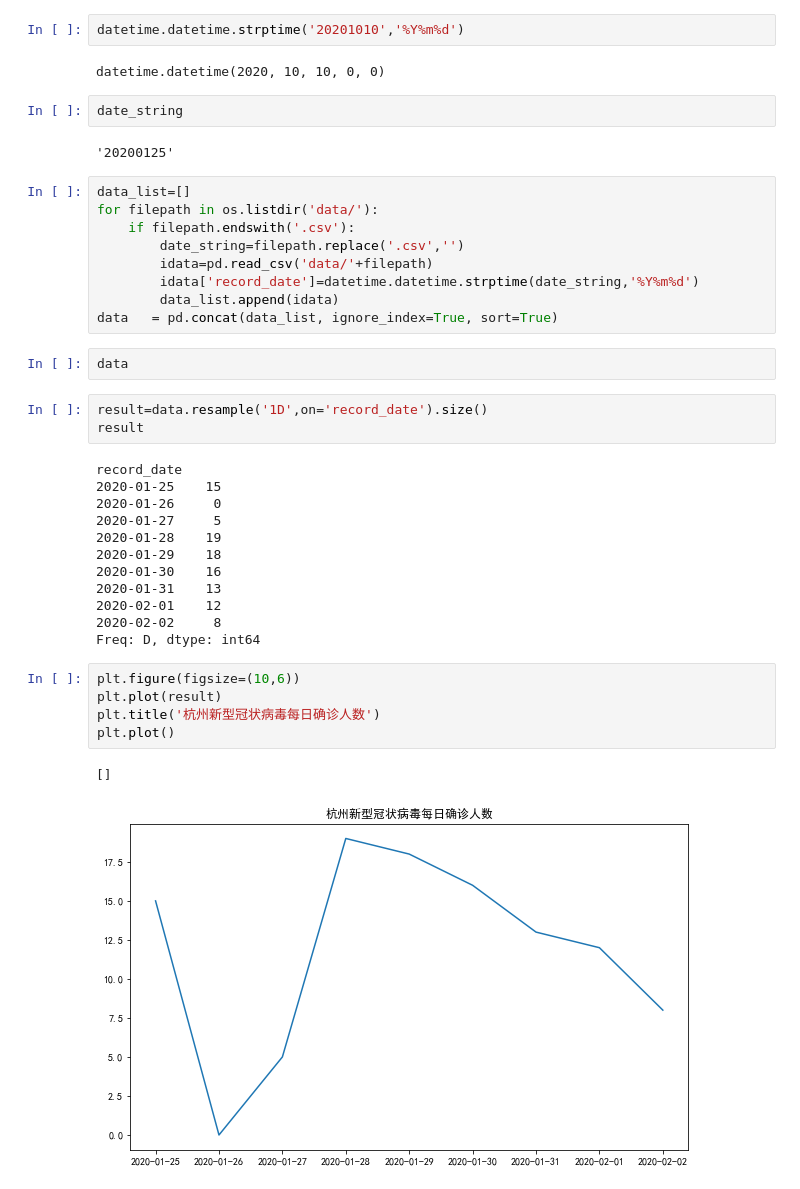
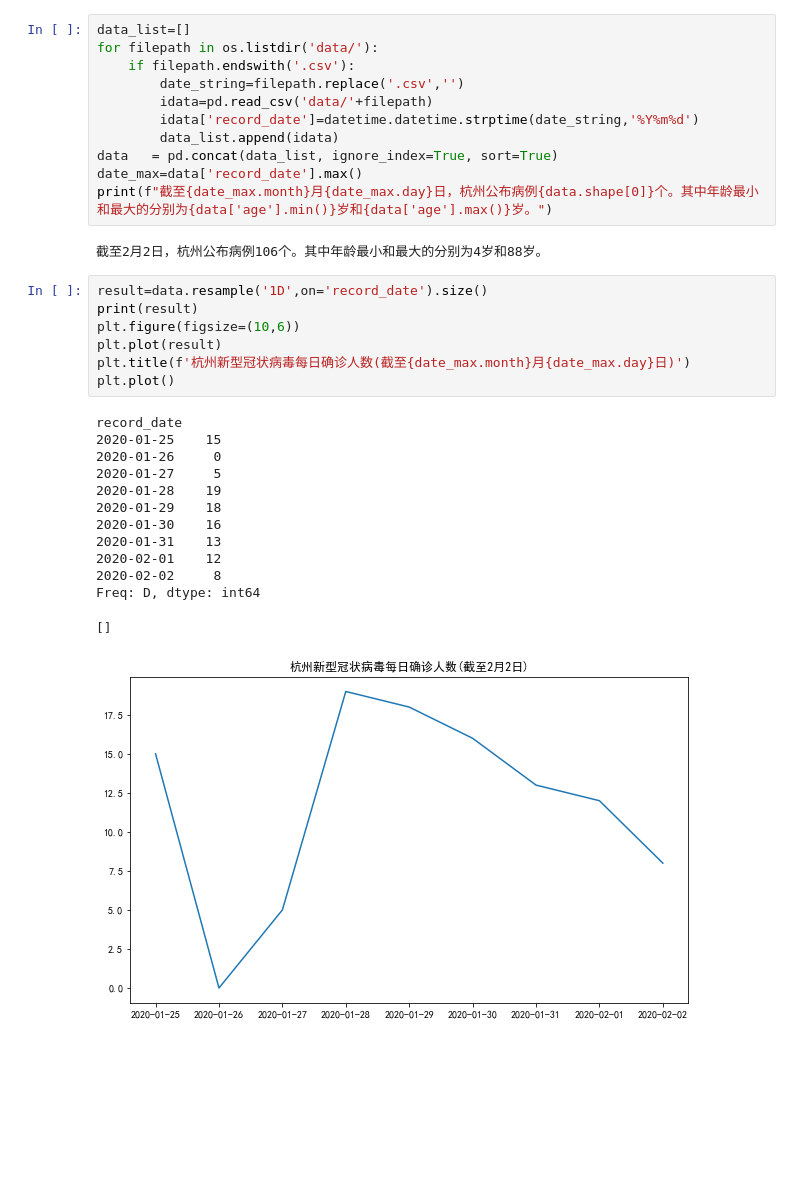
Before and after one commit to juwikuang/coronavirus, a Jupyter notebook: hangzhou_report.ipynb, the cells around one changed output. Cells and saved outputs as stored; diff of their text form; blank space fills up the shorter version.

```diff
--- a/hangzhou_report.ipynb
+++ b/hangzhou_report.ipynb
@@ -14,11 +10,3 @@ _rebuild() #reload一下
-# %%
-datetime.datetime.strptime('20201010','%Y%m%d')
-# %% [output]
-datetime.datetime(2020, 10, 10, 0, 0)
-# %%
-date_string
-# %% [output]
-'20200125'
 # %%
 data_list=[]
 for filepath in os.listdir('data/'):
@@ -28,29 +16,29 @@ for filepath in os.listdir('data/'):
         idata['record_date']=datetime.datetime.strptime(date_string,'%Y%m%d')
         data_list.append(idata)
 data   = pd.concat(data_list, ignore_index=True, sort=True)
+date_max=data['record_date'].max()
+print(f"截至{date_max.month}月{date_max.day}日，杭州公布病例{data.shape[0]}个。其中年龄最小和最大的分别为{data['age'].min()}岁和{data['age'].max()}岁。")
+# %% [output]
+截至2月2日，杭州公布病例106个。其中年龄最小和最大的分别为4岁和88岁。
-# %%
-data
-# %%
-result=data.resample('1D',on='record_date').size()
-result
-# %% [output]
-record_date
-2020-01-25    15
-2020-01-26     0
-2020-01-27     5
-2020-01-28    19
-2020-01-29    18
-2020-01-30    16
-2020-01-31    13
-2020-02-01    12
-2020-02-02     8
-Freq: D, dtype: int64
 # %%
+result=data.resample('1D',on='record_date').size()
+print(result)
 plt.figure(figsize=(10,6))
 plt.plot(result)
-plt.title('杭州新型冠状病毒每日确诊人数')
+plt.title(f'杭州新型冠状病毒每日确诊人数(截至{date_max.month}月{date_max.day}日)')
 plt.plot()
 # %% [output]
-[]
+record_date
+2020-01-25    15
+2020-01-26     0
+2020-01-27     5
+2020-01-28    19
+2020-01-29    18
+2020-01-30    16
+2020-01-31    13
+2020-02-01    12
+2020-02-02     8
+Freq: D, dtype: int64
+[]
-[figure, old version]
+[figure, new version]
 # %%
```
Also changed, not shown: parts of 7 cells of this notebook.
